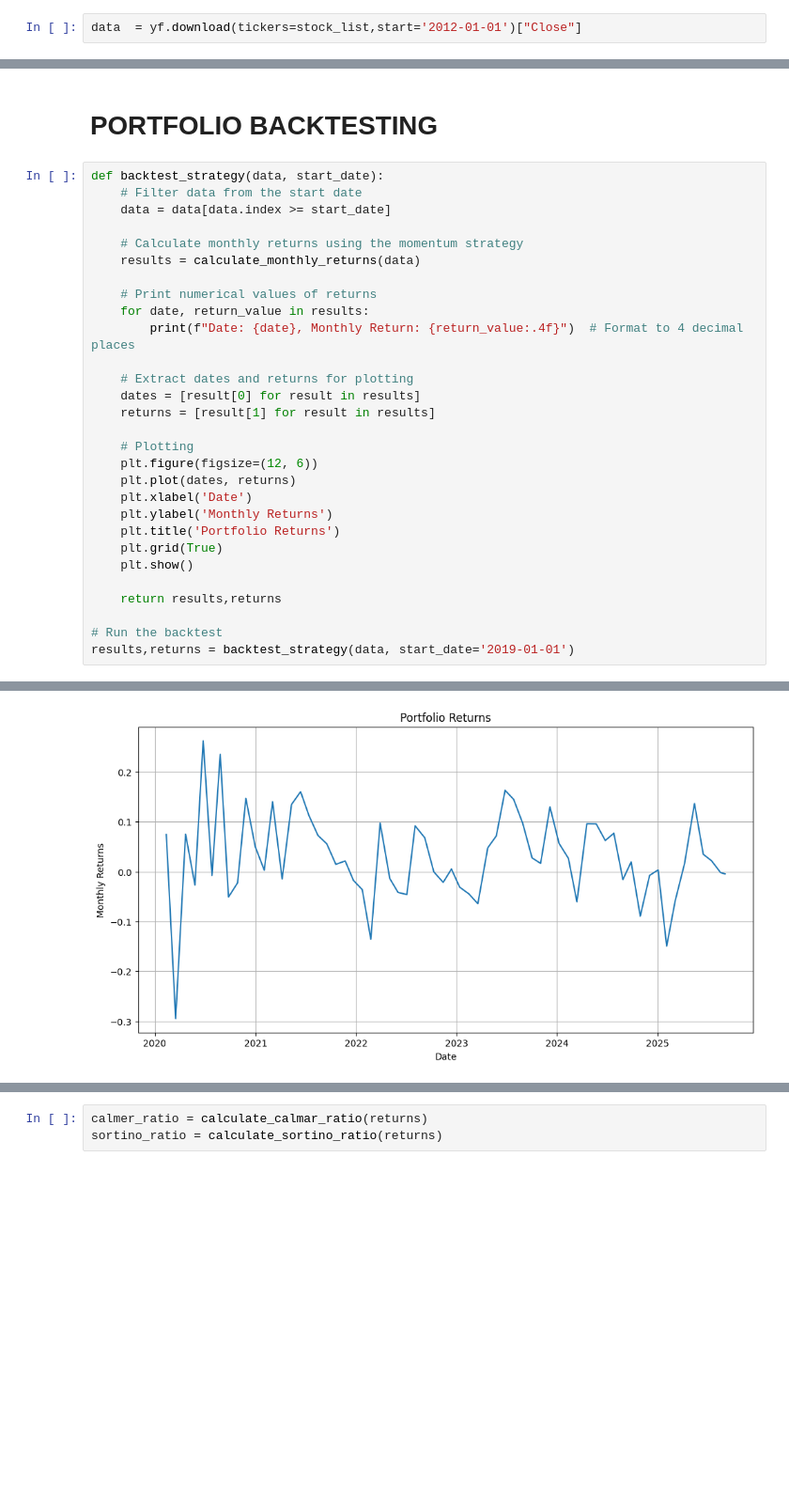
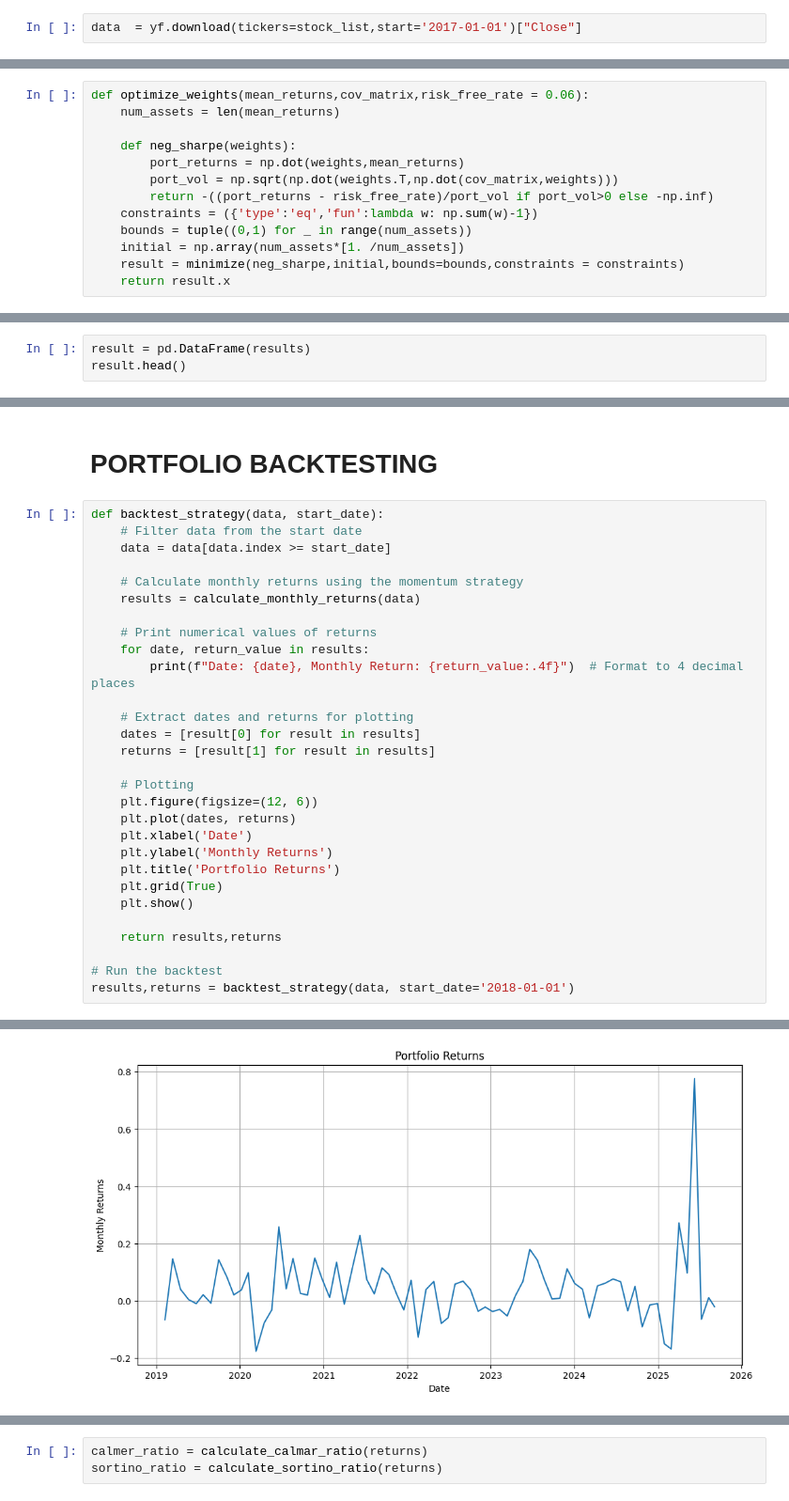
Before and after one commit to parthr09/Momentum-investing, a Jupyter notebook: Momentum_Portfolio.ipynb, the cells around one changed output, grey strips where cells are left out. Shown at 94% size. Cells and saved outputs as stored; diff of their text form; blank space fills up the shorter version.

```diff
--- a/Momentum_Portfolio.ipynb
+++ b/Momentum_Portfolio.ipynb
@@ -43,5 +44,5 @@ stock_list
  'ZYDUSLIFE.NS',
  'ECLERX.NS']
 # %%
-data  = yf.download(tickers=stock_list,start='2012-01-01')["Close"]
+data  = yf.download(tickers=stock_list,start='2017-01-01')["Close"]
 # %% [output]
@@ -206,3 +200,16 @@ np.float64(0.011813130687279516)
+# %%
+def optimize_weights(mean_returns,cov_matrix,risk_free_rate = 0.06):
+    num_assets = len(mean_returns)
+
+    def neg_sharpe(weights):
+        port_returns = np.dot(weights,mean_returns)
+        port_vol = np.sqrt(np.dot(weights.T,np.dot(cov_matrix,weights)))
+        return -((port_returns - risk_free_rate)/port_vol if port_vol>0 else -np.inf)
+    constraints = ({'type':'eq','fun':lambda w: np.sum(w)-1})
+    bounds = tuple((0,1) for _ in range(num_assets))
+    initial = np.array(num_assets*[1. /num_assets])
+    result = minimize(neg_sharpe,initial,bounds=bounds,constraints = constraints)
+    return result.x
 # %%
 def calculate_monthly_returns(data):
     lst = []
@@ -236,0 +279,3 @@ Skipping iteration at i = 3322 due to insufficient data or no momentum picks.
+# %%
+result = pd.DataFrame(results)
+result.head()
@@ -384,5 +436,5 @@ def backtest_strategy(data, start_date):
     return results,returns
 
 # Run the backtest
-results,returns = backtest_strategy(data, start_date='2019-01-01')
+results,returns = backtest_strategy(data, start_date='2018-01-01')
 # %% [output]
@@ -406,4 +458,4 @@ Date: 2025-09-03 00:00:00, Monthly Return: -0.0044
-[figure, old version]
+[figure, new version]
 # %%
 def calculate_sortino_ratio(returns, risk_free_rate=0.05):
     mean_return = np.mean(returns)
```
Also changed, not shown: parts of 17 cells of this notebook.
